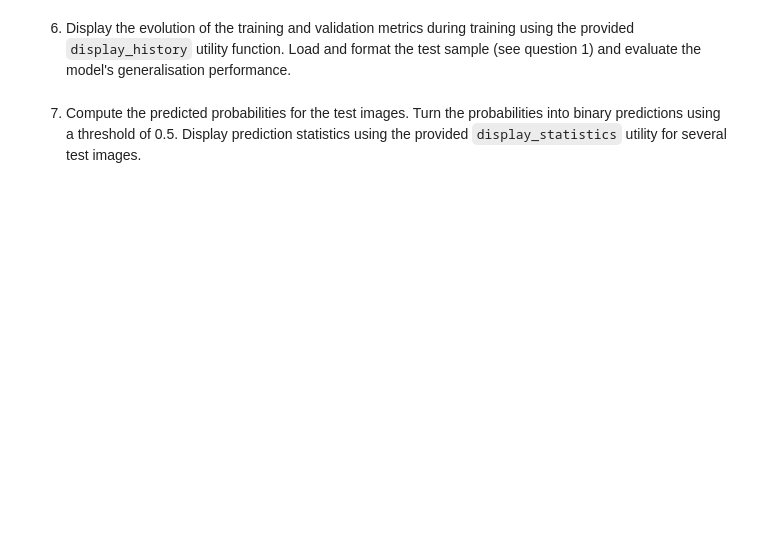
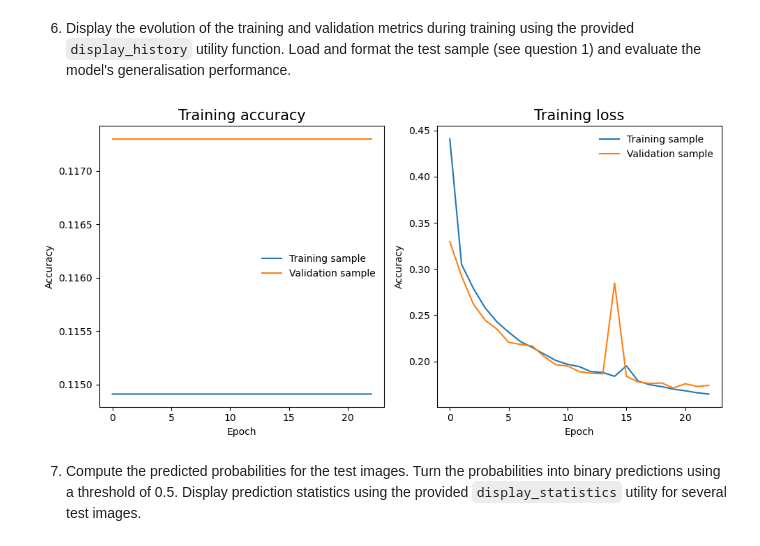
Before and after one commit to 4Freye/deep-learning-applications-hw1, a Jupyter notebook: 02_ef_hw1.ipynb, the cells around one changed output. Saved outputs shown, nothing was run; the diff lists cells and outputs as text; code cells hidden in the pictures; blank space fills up the shorter version.

Commit message:
edit unet model

```diff
--- a/homework_questions.ipynb
+++ b/02_ef_hw1.ipynb
@@ -178,20 +193,3 @@ Non-trainable params: 0
 __________________________________________________________________________________________________
 # %% [markdown]
 5. Estimate the model parameters using the training and the validation sample. Use batch-size of 32 and a maximum of 30 training epoch. Use an early-stopping callback with a patience parameter of 3 to recover the parameters that minimise the error on the validation sample.
-# %%
-from tensorflow.keras.callbacks import EarlyStopping
-
-# Define the batch size and number of epochs
-batch_size = 32
-epochs = 30
-
-# Define the early stopping callback
-early_stop = EarlyStopping(monitor='val_loss', patience=3, verbose=1, restore_best_weights=True)
-
-# Train the model
-history = model.fit(images_train, labels_train, batch_size=batch_size, epochs=epochs,
-                    validation_data=(images_valid, labels_valid), callbacks=[early_stop])
-
-# Evaluate the model on the validation data
-_, acc = model.evaluate(images_valid, labels_valid, verbose=1)
-print(f"Validation accuracy: {acc*100:.2f}%")
@@ -200,0 +196,5 @@ KeyboardInterrupt:
+# %%
+from tensorflow.keras.callbacks import EarlyStopping
+
+early_stopping = EarlyStopping(monitor='val_loss', patience=3, verbose=1)
+history = model.fit(train_image, train_label, batch_size=32, epochs=30, validation_data=(validation_image, validation_label), callbacks=[early_stopping])
@@ -201,4 +223,8 @@ KeyboardInterrupt:
 # %% [markdown]
 6. Display the evolution of the training and validation metrics during training using the provided `display_history` utility function. Load and format the test sample (see question 1) and evaluate the model's generalisation performance.
+# %%
+display_history(history.history)
+# %% [output]
+[figure, added]
 # %% [markdown]
 7. Compute the predicted probabilities for the test images. Turn the probabilities into binary predictions using a threshold of 0.5. Display prediction statistics using the provided `display_statistics` utility for several test images.
```
Also changed, not shown: parts of 14 cells of this notebook, 2 other files.
